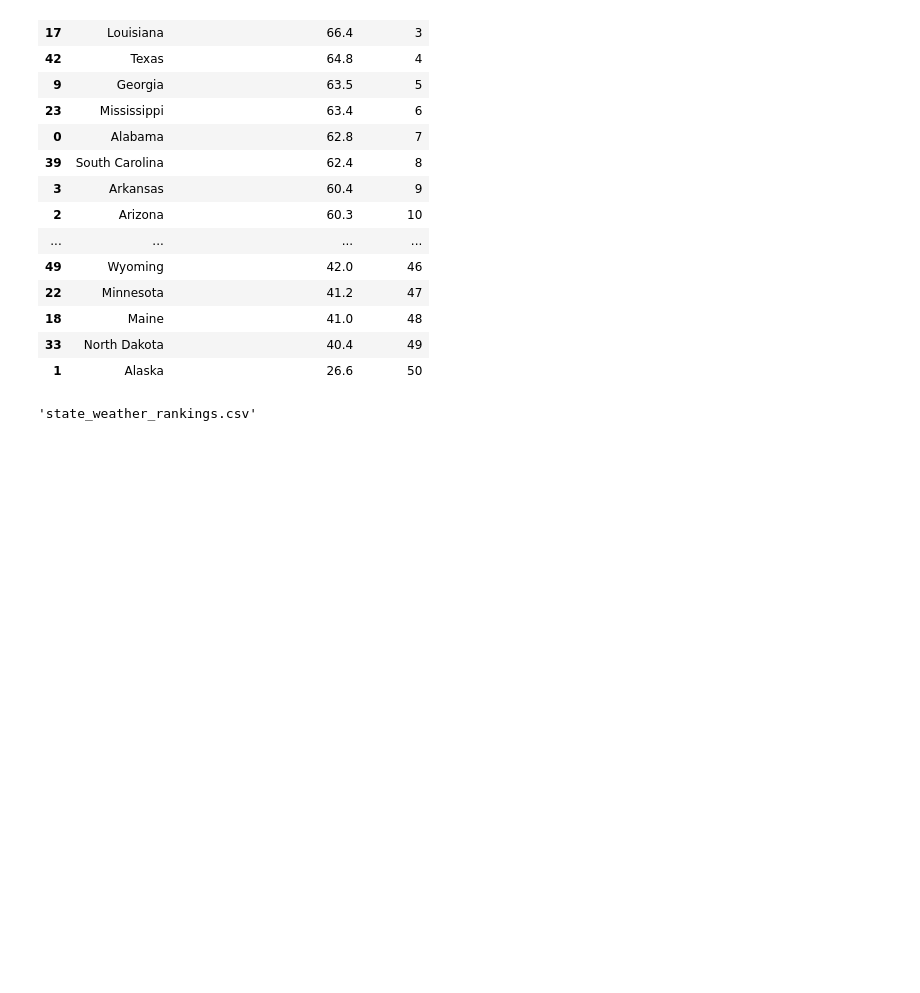
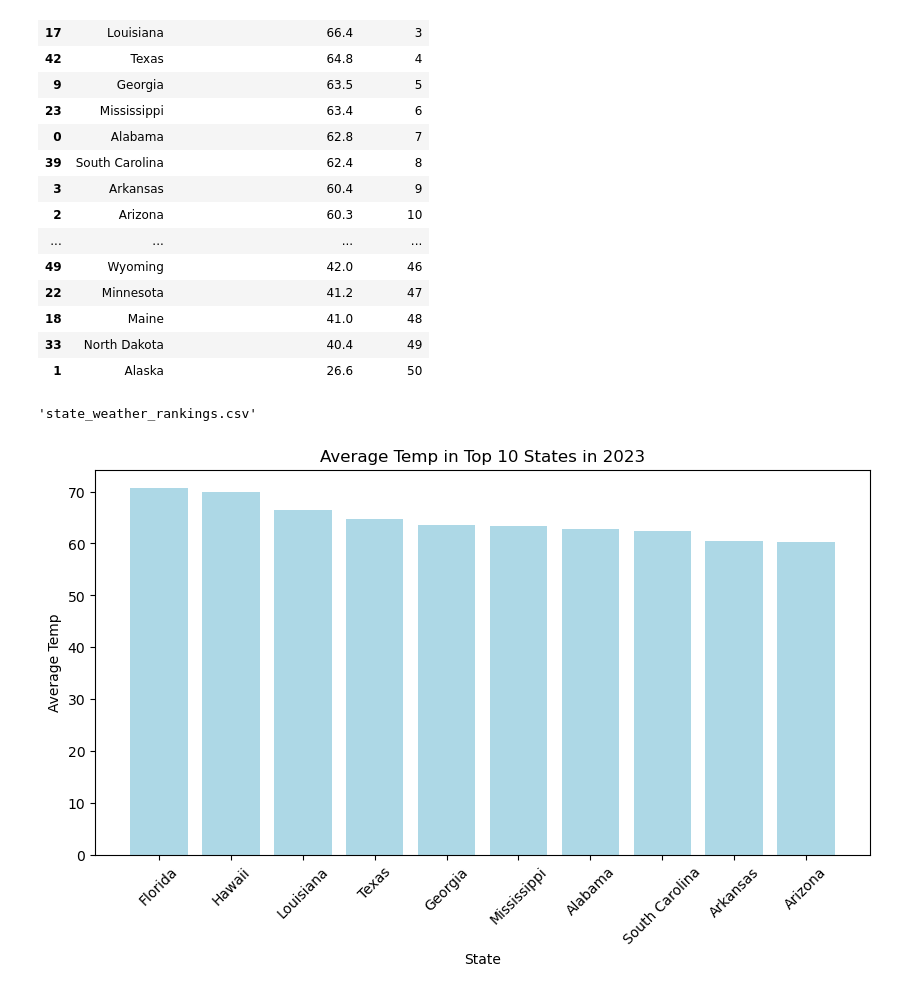
Before and after one commit to swiresjr/Project-3-Team-7-Retirement, a Jupyter notebook: state_weather.ipynb, the cells around one changed output. Drawn from its saved outputs; the diff is of its cells as text; code cells hidden in the pictures; blank space fills up the shorter version.

```diff
--- a/state_weather.ipynb
+++ b/state_weather.ipynb
@@ -20,7 +22,7 @@ temperature_per_state.head(10)
 | 9 | Georgia | 63.5 |
 # %%
 # Load the CSV file created in Part 1 into a Pandas DataFrame
-state_data_df = pd.read_csv("Resources/US_State_Temperatures_2023.csv")
+state_data_df = pd.read_csv("/Users/user/Berkeley/Project_3/Resources/US_State_Temperatures_2023.csv")
 
 # Display sample data
 state_data_df.head()
@@ -115,8 +117,8 @@ state_weather_rankings = state_data_df.sort_values(by='Average Temperature (°F)
 
 # Add a "Ranking" column based on the index
 #city_data_df['Ranking'] = ranked_df.index + 1, ascending = False
-ranked_df['Ranking'] = range(1, len(ranked_df) + 1)
-ranked_df
+state_weather_rankings['Ranking'] = range(1, len(state_weather_rankings) + 1)
+state_weather_rankings
 # %% [output]
 |  | State | Average Temperature (°F) | Ranking |
 | 8 | Florida | 70.7 | 1 |
@@ -144,3 +146,14 @@ state_weather_rankings.to_csv(output_path, index=False)
 output_path
 # %% [output]
 'state_weather_rankings.csv'
+# %%
+weather_graph = state_weather_rankings.sort_values(by='Average Temperature (°F)', ascending=False).head(10)
+plt.figure(figsize=(10, 5))
+plt.bar(weather_graph['State'], weather_graph['Average Temperature (°F)'], color='lightblue')
+plt.xlabel('State')
+plt.ylabel('Average Temp')
+plt.title('Average Temp in Top 10 States in 2023')
+plt.xticks(rotation=45)
+plt.show()
+# %% [output]
+[figure, added]
```
Also changed, not shown: parts of 6 cells of this notebook.
